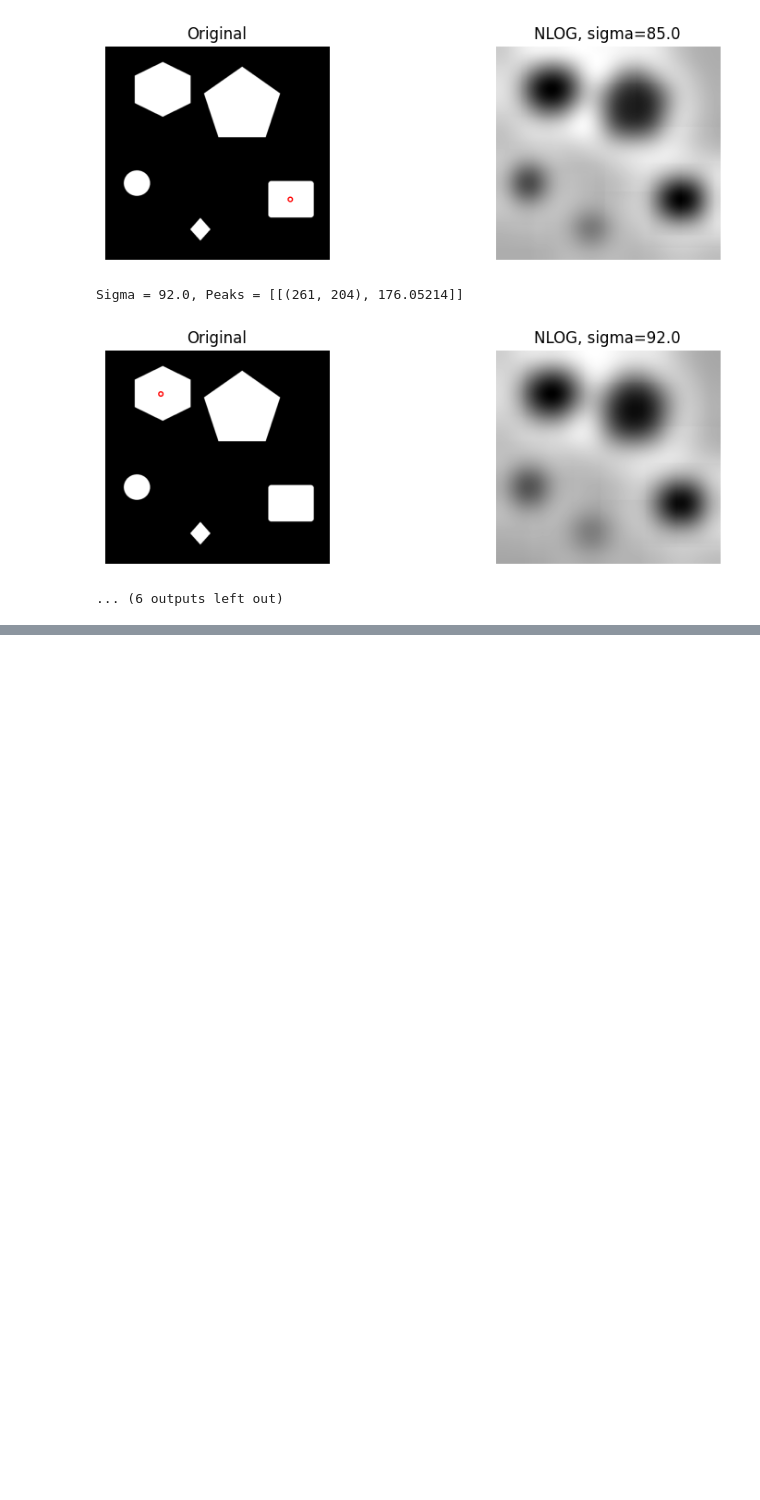
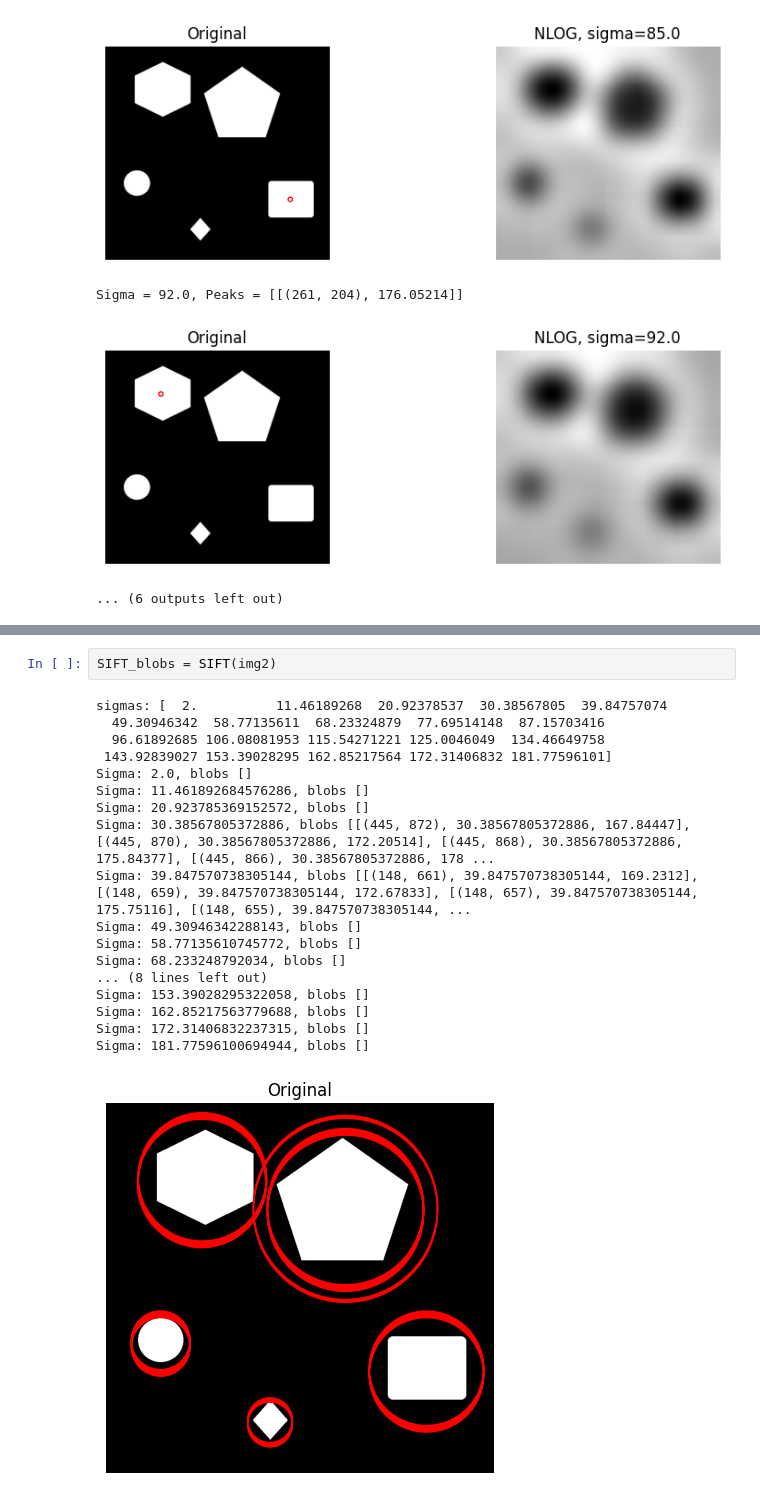
Before and after one commit to tsultan16/Computer_Vision, a Jupyter notebook: feature_detection/blob_detection.ipynb, the cells around one changed output, grey strips where cells are left out. Cells and saved outputs as stored; diff of their text form; blank space fills up the shorter version.

Commit message:
implemented SIFT detector

```diff
--- a/feature_detection/blob_detection.ipynb
+++ b/feature_detection/blob_detection.ipynb
@@ -167,0 +270,21 @@ Sigma = 92.0, Peaks = [[(261, 204), 176.05214]]
+# %%
+SIFT_blobs = SIFT(img2)
+# %% [output]
+sigmas: [  2.          11.46189268  20.92378537  30.38567805  39.84757074
+  49.30946342  58.77135611  68.23324879  77.69514148  87.15703416
+  96.61892685 106.08081953 115.54271221 125.0046049  134.46649758
+ 143.92839027 153.39028295 162.85217564 172.31406832 181.77596101]
+Sigma: 2.0, blobs []
+Sigma: 11.461892684576286, blobs []
+Sigma: 20.923785369152572, blobs []
+Sigma: 30.38567805372886, blobs [[(445, 872), 30.38567805372886, 167.84447], [(445, 870), 30.38567805372886, 172.20514], [(445, 868), 30.38567805372886, 175.84377], [(445, 866), 30.38567805372886, 178 ...
+Sigma: 39.847570738305144, blobs [[(148, 661), 39.847570738305144, 169.2312], [(148, 659), 39.847570738305144, 172.67833], [(148, 657), 39.847570738305144, 175.75116], [(148, 655), 39.847570738305144, ...
+Sigma: 49.30946342288143, blobs []
+Sigma: 58.77135610745772, blobs []
+Sigma: 68.233248792034, blobs []
+... (8 lines left out)
+Sigma: 153.39028295322058, blobs []
+Sigma: 162.85217563779688, blobs []
+Sigma: 172.31406832237315, blobs []
+Sigma: 181.77596100694944, blobs []
+[figure, added]
```
Also changed, not shown: parts of 4 cells of this notebook.
